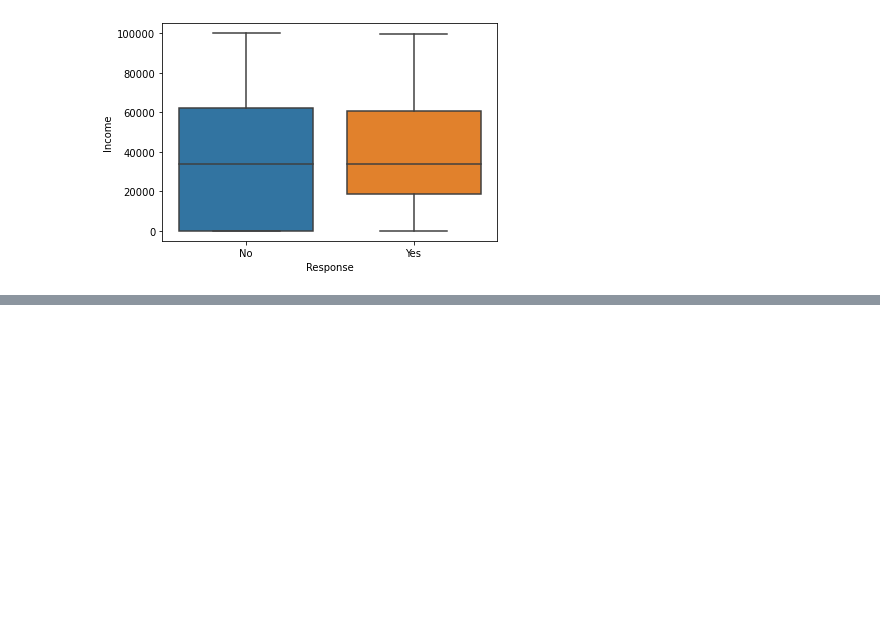
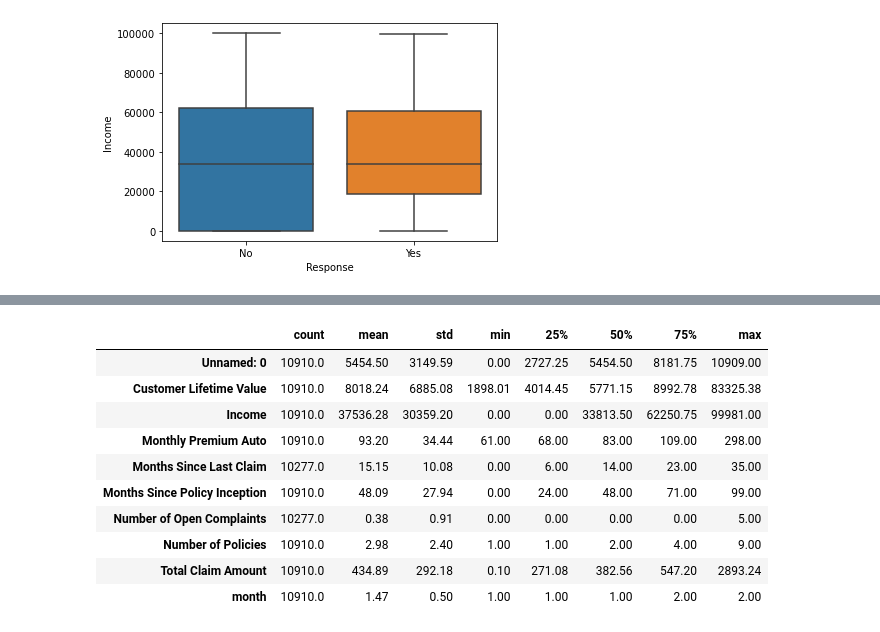
Before and after one commit to RheineB/lab-customer-analysis-round-2, a Jupyter notebook: Customer_Analysis.ipynb, the cells around one changed output, grey strips where cells are left out. Saved outputs shown, nothing was run; the diff lists cells and outputs as text; code cells hidden in the pictures; blank space fills up the shorter version.

```diff
--- a/Customer_Analysis.ipynb
+++ b/Customer_Analysis.ipynb
@@ -178,0 +254,14 @@ plt.show()
+# %%
+df1.describe().T.round(2)
+# %% [output]
+|  | count | mean | std | min | 25% | 50% | 75% | max |
+| Unnamed: 0 | 10910.0 | 5454.50 | 3149.59 | 0.00 | 2727.25 | 5454.50 | 8181.75 | 10909.00 |
+| Customer Lifetime Value | 10910.0 | 8018.24 | 6885.08 | 1898.01 | 4014.45 | 5771.15 | 8992.78 | 83325.38 |
+| Income | 10910.0 | 37536.28 | 30359.20 | 0.00 | 0.00 | 33813.50 | 62250.75 | 99981.00 |
+| Monthly Premium Auto | 10910.0 | 93.20 | 34.44 | 61.00 | 68.00 | 83.00 | 109.00 | 298.00 |
+| Months Since Last Claim | 10277.0 | 15.15 | 10.08 | 0.00 | 6.00 | 14.00 | 23.00 | 35.00 |
+| Months Since Policy Inception | 10910.0 | 48.09 | 27.94 | 0.00 | 24.00 | 48.00 | 71.00 | 99.00 |
+| Number of Open Complaints | 10277.0 | 0.38 | 0.91 | 0.00 | 0.00 | 0.00 | 0.00 | 5.00 |
+| Number of Policies | 10910.0 | 2.98 | 2.40 | 1.00 | 1.00 | 2.00 | 4.00 | 9.00 |
+| Total Claim Amount | 10910.0 | 434.89 | 292.18 | 0.10 | 271.08 | 382.56 | 547.20 | 2893.24 |
+| month | 10910.0 | 1.47 | 0.50 | 1.00 | 1.00 | 1.00 | 2.00 | 2.00 |
```
Also changed, not shown: parts of 11 cells of this notebook.
